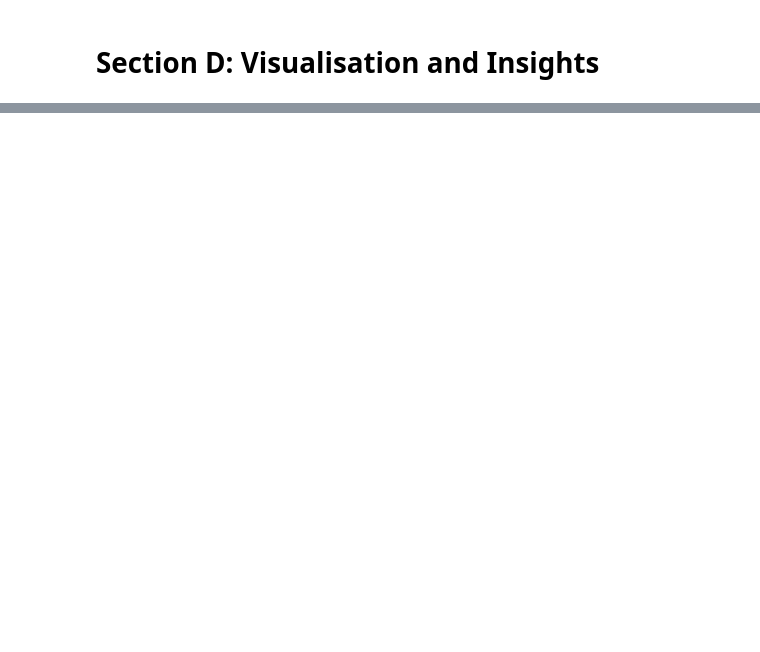
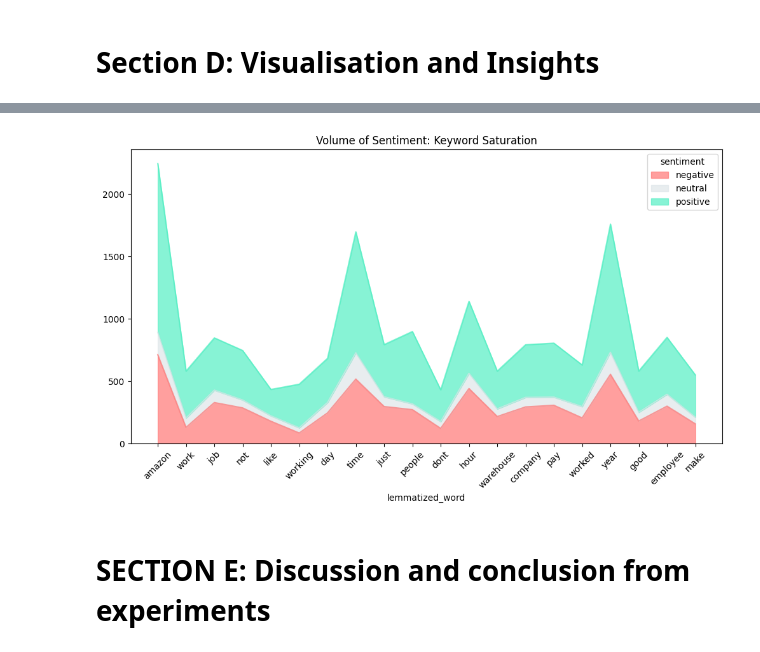
Before and after one commit to mf2056/F20AA, a Jupyter notebook: F20AA_CW.ipynb, the cells around one changed output, grey strips where cells are left out. Saved outputs shown, nothing was run; the diff lists cells and outputs as text; code cells hidden in the pictures; blank space fills up the shorter version.

```diff
--- a/F20AA_CW.ipynb
+++ b/F20AA_CW.ipynb
@@ -788,0 +788,12 @@ print(classification_report(df["manual_label"], df["vader_label"]))
+# %%
+manual_df = pd.read_csv("manual_labelled.csv")
+
+# Concatenating manual data and CB data to form the labeled Dataset
+
+labeled_df = pd.concat([CB_df, manual_df], ignore_index=True)
+
+# Removing empty rows and duplicates
+labeled_df = labeled_df.dropna(subset=['text'])
+labeled_df = labeled_df.drop_duplicates()
+
+print("Size of labeled Data:",labeled_df.shape)
@@ -1319,0 +1815,15 @@ plt.show()
+# %%
+# Grouping the top 20 words and showing their sentiment 'stack'
+top_20 = lem_words_df['lemmatized_word'].value_counts().head(20).index
+area_data = pd.crosstab(lem_words_df[lem_words_df['lemmatized_word'].isin(top_20)]['lemmatized_word'],
+                        lem_words_df['sentiment'])
+
+area_data.plot(kind='area', stacked=True, figsize=(12,6), alpha=0.7,
+               color=['#ff7675', '#dfe6e9', '#55efc4'])
+plt.title("Volume of Sentiment: Keyword Saturation")
+plt.xticks(range(len(top_20)), top_20, rotation=45)
+plt.show()
+# %% [output]
+[figure, added]
+# %% [markdown]
+# **SECTION E: Discussion and conclusion from experiments**
```
Also changed, not shown: parts of 81 cells of this notebook.
